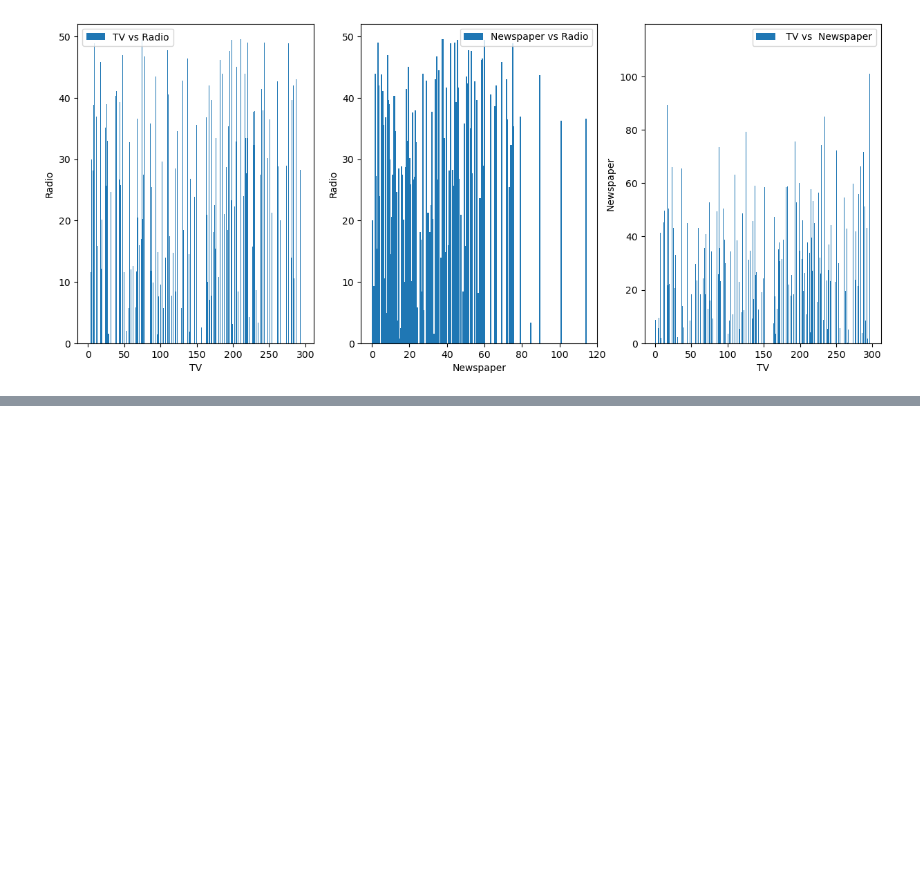
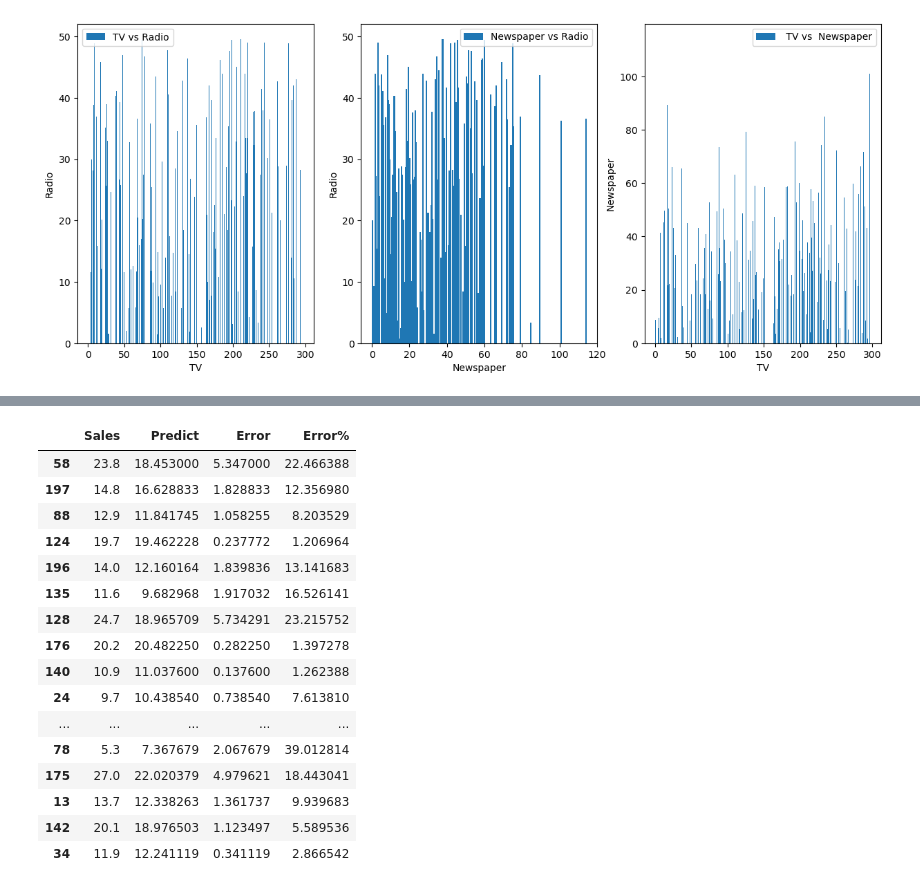
Before and after one commit to Shyam165/Summer-Internship, a Jupyter notebook: Machine Learning/Advertising.ipynb, the cells around one changed output, grey strips where cells are left out. Saved outputs shown, nothing was run; the diff lists cells and outputs as text; code cells hidden in the pictures; blank space fills up the shorter version.

```diff
--- a/Machine Learning/Untitled.ipynb
+++ b/Machine Learning/Advertising.ipynb
@@ -147,0 +222,24 @@ plt.show()
+# %%
+df2=pd.DataFrame(Y_test)
+df2['Predict']=predictions
+df2['Error']=abs(df2['Sales'] - df2['Predict'])
+df2['Error%']=(df2['Error']/df2['Sales'])*100
+df2
+# %% [output]
+|  | Sales | Predict | Error | Error% |
+| 58 | 23.8 | 18.453000 | 5.347000 | 22.466388 |
+| 197 | 14.8 | 16.628833 | 1.828833 | 12.356980 |
+| 88 | 12.9 | 11.841745 | 1.058255 | 8.203529 |
+| 124 | 19.7 | 19.462228 | 0.237772 | 1.206964 |
+| 196 | 14.0 | 12.160164 | 1.839836 | 13.141683 |
+| 135 | 11.6 | 9.682968 | 1.917032 | 16.526141 |
+| 128 | 24.7 | 18.965709 | 5.734291 | 23.215752 |
+| 176 | 20.2 | 20.482250 | 0.282250 | 1.397278 |
+| 140 | 10.9 | 11.037600 | 0.137600 | 1.262388 |
+| 24 | 9.7 | 10.438540 | 0.738540 | 7.613810 |
+| ... | ... | ... | ... | ... |
+| 78 | 5.3 | 7.367679 | 2.067679 | 39.012814 |
+| 175 | 27.0 | 22.020379 | 4.979621 | 18.443041 |
+| 13 | 13.7 | 12.338263 | 1.361737 | 9.939683 |
+| 142 | 20.1 | 18.976503 | 1.123497 | 5.589536 |
+| 34 | 11.9 | 12.241119 | 0.341119 | 2.866542 |
```
Also changed, not shown: parts of 11 cells of this notebook, 3 other files.
